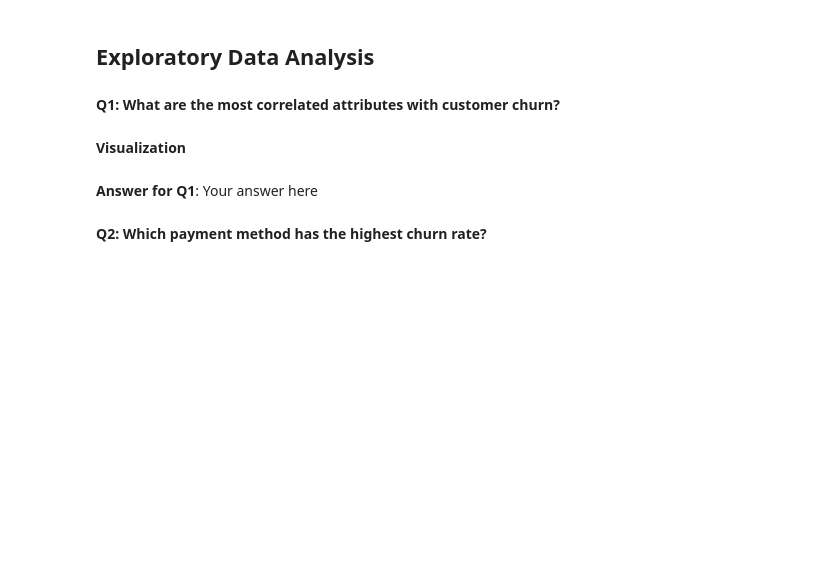
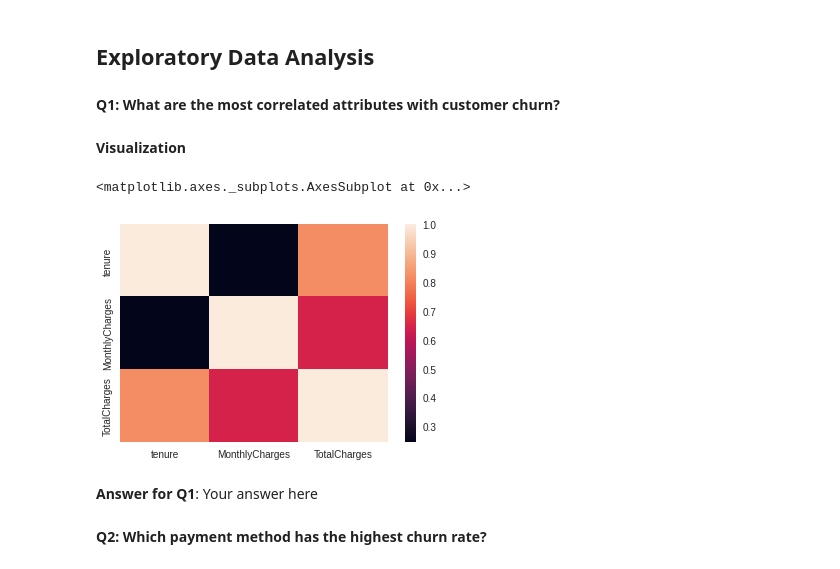
Before and after one commit to mohamedFabdrabo/Customer-Churn-Prediction, a Jupyter notebook: Classification_Mini-Project.ipynb, the cells around one changed output. Drawn from its saved outputs; the diff is of its cells as text; code cells hidden in the pictures; blank space fills up the shorter version.

```diff
--- a/Classification_Mini-Project.ipynb
+++ b/Classification_Mini-Project.ipynb
@@ -291,6 +298,11 @@ df.describe()
 **Q1: What are the most correlated attributes with customer churn?**
 # %% [markdown]
 **Visualization**
+# %%
+sns.heatmap(df.corr())
+# %% [output]
+<matplotlib.axes._subplots.AxesSubplot at 0x...>
+[figure, added]
 # %% [markdown]
 **Answer for Q1**: Your answer here
 # %% [markdown]
```
Also changed, not shown: parts of 24 cells of this notebook.
